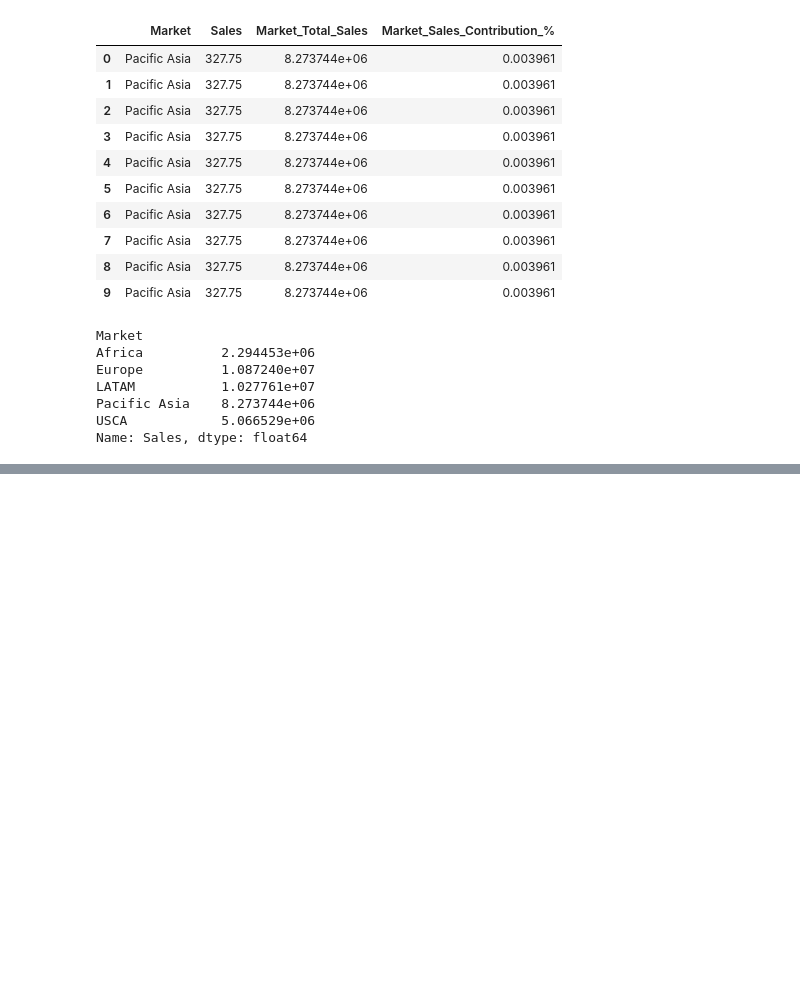
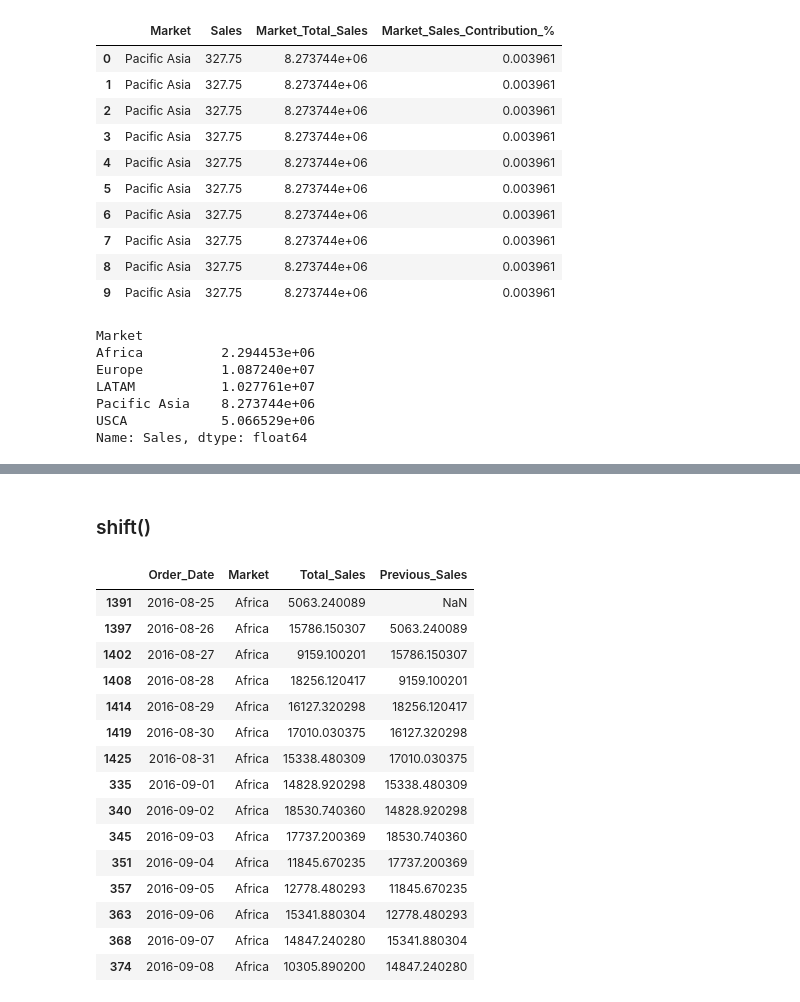
Before and after one commit to ivaibhavpawar1045/Python-Data-Analytics, a Jupyter notebook: 28_advanced_pandas_III/advanced_pandas.ipynb, the cells around one changed output, grey strips where cells are left out. Saved outputs shown, nothing was run; the diff lists cells and outputs as text; code cells hidden in the pictures; blank space fills up the shorter version.

Commit message:
Add group-level ranking and previous-period analysis

```diff
--- a/28_advanced_pandas_III/advanced_pandas.ipynb
+++ b/28_advanced_pandas_III/advanced_pandas.ipynb
@@ -198,0 +258,41 @@ Name: Sales, dtype: float64
+# %% [markdown]
+### shift()
+# %%
+monthly_sales = df.groupby(
+    [
+        df["order date (DateOrders)"].str[:10],
+        "Market"
+    ]
+)["Sales"].sum().reset_index()
+
+monthly_sales.columns = [
+    "Order_Date",
+    "Market",
+    "Total_Sales"
+]
+# %%
+monthly_sales["Order_Date"] = pd.to_datetime(
+    monthly_sales["Order_Date"] , format="mixed"
+)
+# %%
+monthly_sales = monthly_sales.sort_values(
+    ["Market", "Order_Date"]
+)
+monthly_sales.head(15)
+# %% [output]
+|  | Order_Date | Market | Total_Sales | Previous_Sales |
+| 1391 | 2016-08-25 | Africa | 5063.240089 | NaN |
+| 1397 | 2016-08-26 | Africa | 15786.150307 | 5063.240089 |
+| 1402 | 2016-08-27 | Africa | 9159.100201 | 15786.150307 |
+| 1408 | 2016-08-28 | Africa | 18256.120417 | 9159.100201 |
+| 1414 | 2016-08-29 | Africa | 16127.320298 | 18256.120417 |
+| 1419 | 2016-08-30 | Africa | 17010.030375 | 16127.320298 |
+| 1425 | 2016-08-31 | Africa | 15338.480309 | 17010.030375 |
+| 335 | 2016-09-01 | Africa | 14828.920298 | 15338.480309 |
+| 340 | 2016-09-02 | Africa | 18530.740360 | 14828.920298 |
+| 345 | 2016-09-03 | Africa | 17737.200369 | 18530.740360 |
+| 351 | 2016-09-04 | Africa | 11845.670235 | 17737.200369 |
+| 357 | 2016-09-05 | Africa | 12778.480293 | 11845.670235 |
+| 363 | 2016-09-06 | Africa | 15341.880304 | 12778.480293 |
+| 368 | 2016-09-07 | Africa | 14847.240280 | 15341.880304 |
+| 374 | 2016-09-08 | Africa | 10305.890200 | 14847.240280 |
```
Also changed, not shown: parts of 10 cells of this notebook.
